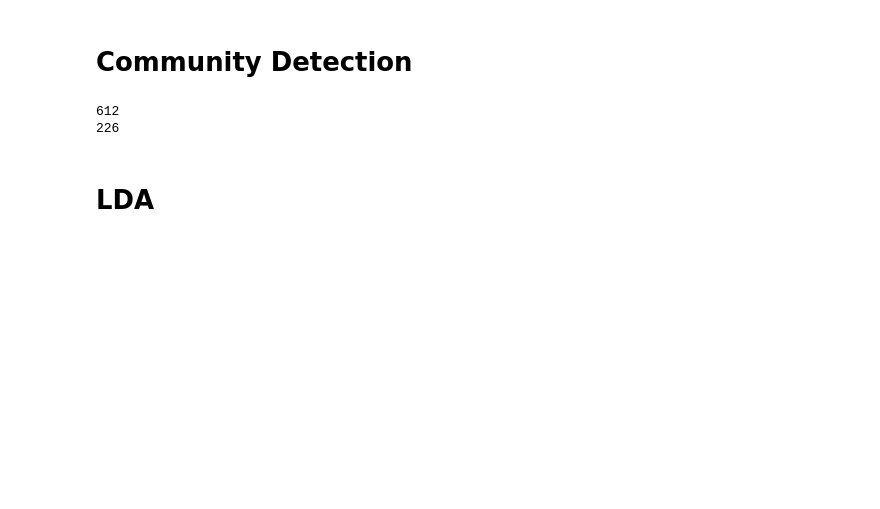
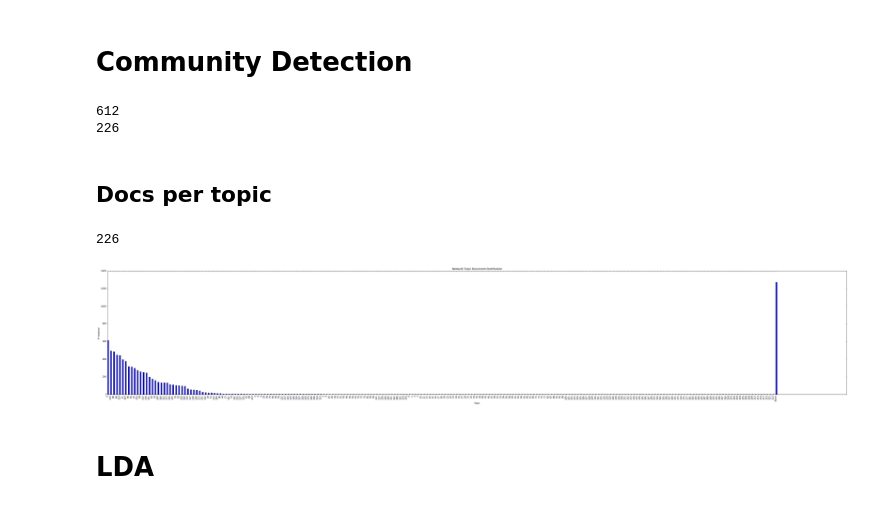
Before and after one commit to patorn/ucl_topic_structure_network_analysis, a Jupyter notebook: network.ipynb, the cells around one changed output. Drawn from its saved outputs; the diff is of its cells as text; code cells hidden in the pictures; blank space fills up the shorter version.

```diff
--- a/network.ipynb
+++ b/network.ipynb
@@ -168,9 +169,53 @@ print(max(community.membership))
 612
 226
 # %%
-for i in range(max(community.membership)):
-    for v in community.subgraph(i).vs():
-        print("Topic:{} File:{} Title:{}".format(i, v['name'], docs[v['name']]['webTitle']))
+with open('tmp/network_docs.txt', 'a') as file:
+    for i in range(max(community.membership)):
+        for v in community.subgraph(i).vs():
+            file.write("Topic:{} File:{} Title:{}\n".format(i, v['name'], docs[v['name']]['webTitle']))
+# %%
+with open('tmp/network_topics.csv', 'a') as file:
+    for i in range(max(community.membership)):
+        for v in community.subgraph(i).vs():
+            file.write("{},{}\n".format(i, v['name']))
+# %% [markdown]
+## Docs per topic
+# %%
+net_topics = {}
+
+for i in range(max(community.membership)):
+    for v in community.subgraph(i).vs():
+        topic_no = i
+        try:
+            net_topics[topic_no]
+        except KeyError:
+            net_topics[topic_no] = 0
+
+        net_topics[topic_no] += 1
+
+len(net_topics.keys())
+# %% [output]
+226
+# %%
+x_data = []
+y_data = []
+for key, value in sorted(net_topics.items(), key=lambda x: x[1], reverse=True):
+    x_data.append(key)
+    y_data.append(value)
+
+x_data.append('None')
+y_data.append(9086 - 7814)
+
+ind = np.arange(0, len(y_data) * 2, 2)
+fig = plt.figure(figsize=(60,10))
+plt.bar(ind, y_data)
+plt.xticks(ind, x_data, rotation=90)
+plt.title("Network Topic Document Distribution")
+plt.xlabel("Topic")
+plt.ylabel("Frequency")
+plt.show()
+# %% [output]
+[figure, added]
 # %% [markdown]
 # LDA
 # %%
```
Also changed, not shown: parts of 19 cells of this notebook.
